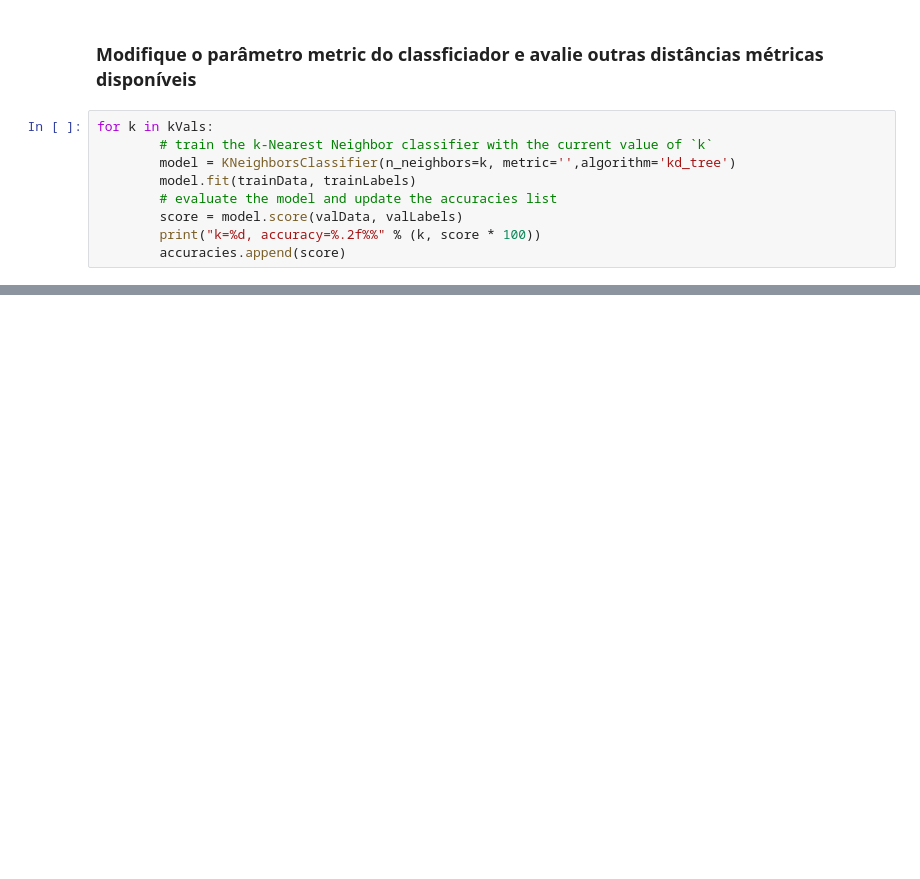
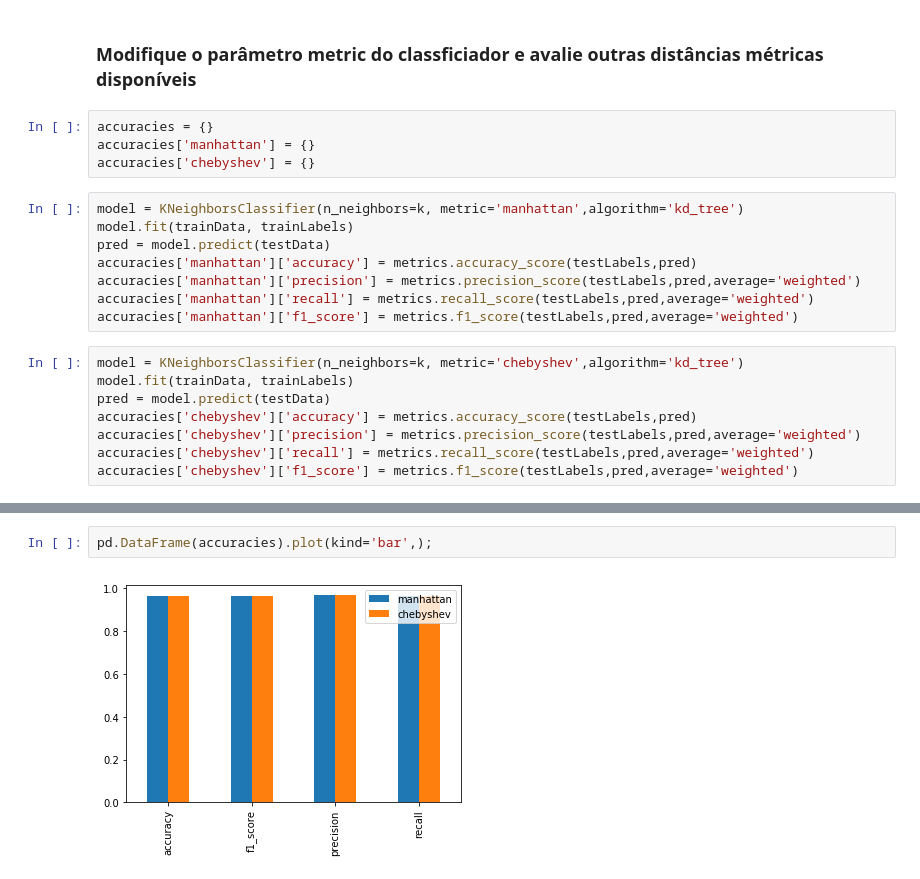
Before and after one commit to michelmelo25/Mineracao-de-Dados, a Jupyter notebook: Exercicios/knn-mnist.ipynb, the cells around one changed output, grey strips where cells are left out. Drawn from its saved outputs; the diff is of its cells as text; blank space fills up the shorter version.

```diff
--- a/Exercicios/knn-mnist.ipynb
+++ b/Exercicios/knn-mnist.ipynb
@@ -146,12 +150,23 @@ print(metrics.classification_report(testLabels,pred))
 weighted avg       0.98      0.98      0.98       450
 # %% [markdown]
 ### Modifique o parâmetro metric do classficiador e avalie outras distâncias métricas disponíveis
-# %%
-for k in kVals:
-        # train the k-Nearest Neighbor classifier with the current value of `k`
-        model = KNeighborsClassifier(n_neighbors=k, metric='',algorithm='kd_tree')
-        model.fit(trainData, trainLabels)
-        # evaluate the model and update the accuracies list
-        score = model.score(valData, valLabels)
-        print("k=%d, accuracy=%.2f%%" % (k, score * 100))
-        accuracies.append(score)
+# %%
+accuracies = {}
+accuracies['manhattan'] = {}
+accuracies['chebyshev'] = {}
+# %%
+model = KNeighborsClassifier(n_neighbors=k, metric='manhattan',algorithm='kd_tree')
+model.fit(trainData, trainLabels)
+pred = model.predict(testData)
+accuracies['manhattan']['accuracy'] = metrics.accuracy_score(testLabels,pred)
+accuracies['manhattan']['precision'] = metrics.precision_score(testLabels,pred,average='weighted')
+accuracies['manhattan']['recall'] = metrics.recall_score(testLabels,pred,average='weighted')
+accuracies['manhattan']['f1_score'] = metrics.f1_score(testLabels,pred,average='weighted')
+# %%
+model = KNeighborsClassifier(n_neighbors=k, metric='chebyshev',algorithm='kd_tree')
+model.fit(trainData, trainLabels)
+pred = model.predict(testData)
+accuracies['chebyshev']['accuracy'] = metrics.accuracy_score(testLabels,pred)
+accuracies['chebyshev']['precision'] = metrics.precision_score(testLabels,pred,average='weighted')
+accuracies['chebyshev']['recall'] = metrics.recall_score(testLabels,pred,average='weighted')
+accuracies['chebyshev']['f1_score'] = metrics.f1_score(testLabels,pred,average='weighted')
@@ -157,0 +181,4 @@ for k in kVals:
+# %%
+pd.DataFrame(accuracies).plot(kind='bar',);
+# %% [output]
+[figure, added]
```
Also changed, not shown: parts of 2 cells of this notebook, 6 other files.
